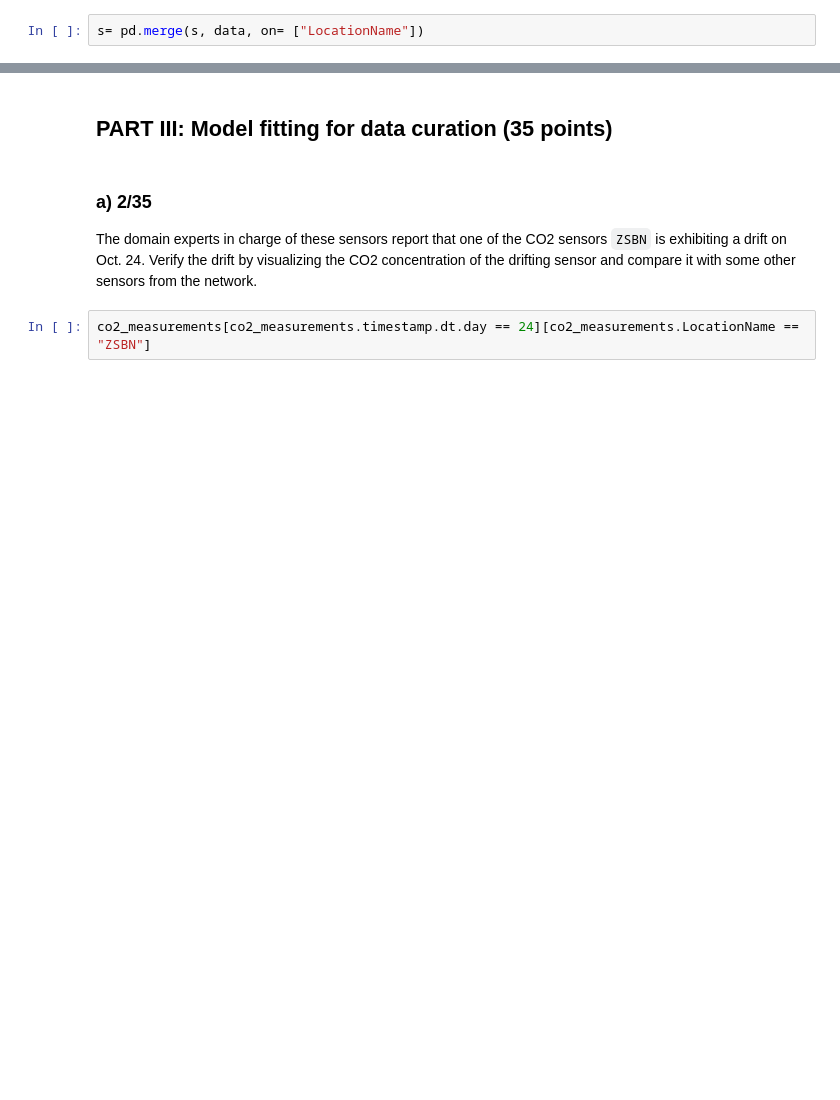
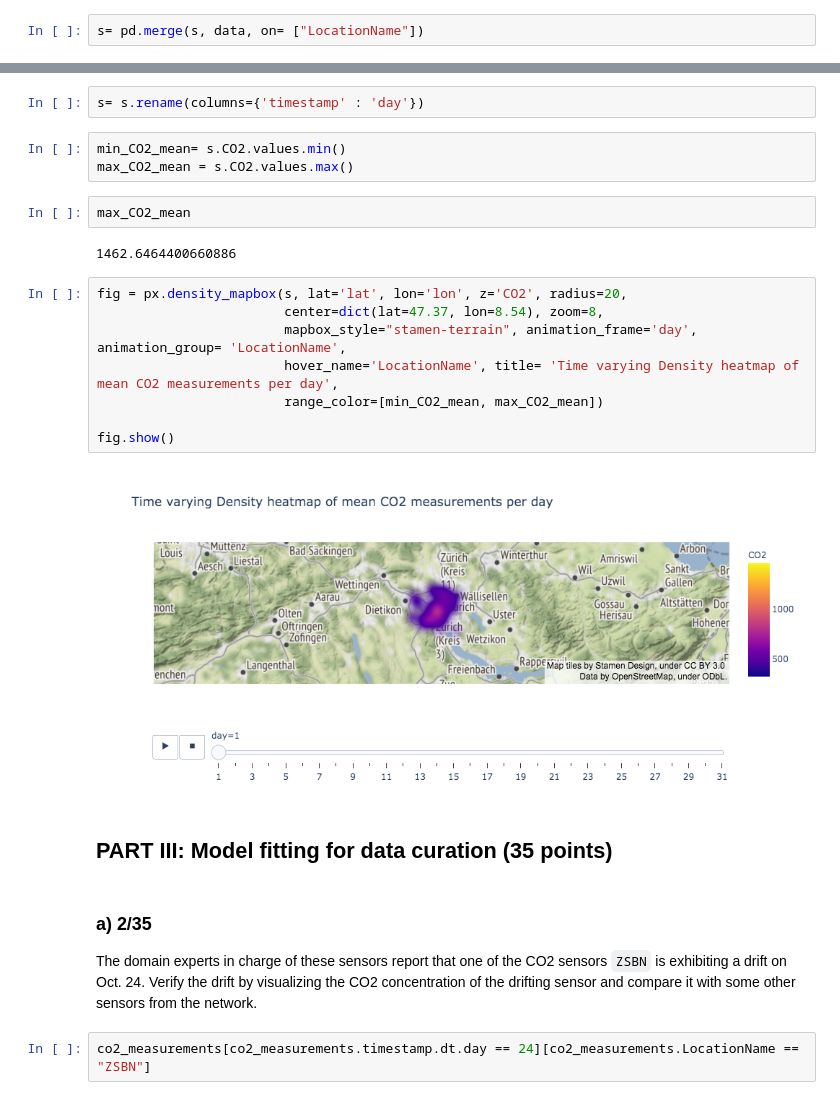
Before and after one commit to ayman-mezghani/dslab-hw1-Data_Science_with_CO2, a Jupyter notebook: notebooks/DSLab-homework1.ipynb, the cells around one changed output, grey strips where cells are left out. Cells and saved outputs as stored; diff of their text form; blank space fills up the shorter version.

```diff
--- a/notebooks/DSLab-homework1.ipynb
+++ b/notebooks/DSLab-homework1.ipynb
@@ -395,3 +441,22 @@ fig.show()
+# %%
+s= s.rename(columns={'timestamp' : 'day'})
+# %%
+min_CO2_mean= s.CO2.values.min()
+max_CO2_mean = s.CO2.values.max()
+# %%
+max_CO2_mean
+# %% [output]
+1462.6464400660886
+# %%
+fig = px.density_mapbox(s, lat='lat', lon='lon', z='CO2', radius=20,
+                        center=dict(lat=47.37, lon=8.54), zoom=8,
+                        mapbox_style="stamen-terrain", animation_frame='day', animation_group= 'LocationName',
+                        hover_name='LocationName', title= 'Time varying Density heatmap of mean CO2 measurements per day',
+                        range_color=[min_CO2_mean, max_CO2_mean])
+
+fig.show()
+# %% [output]
+[figure, added]
 # %% [markdown]
 ## PART III: Model fitting for data curation (35 points)
 # %% [markdown]
```
Also changed, not shown: parts of 25 cells of this notebook.
